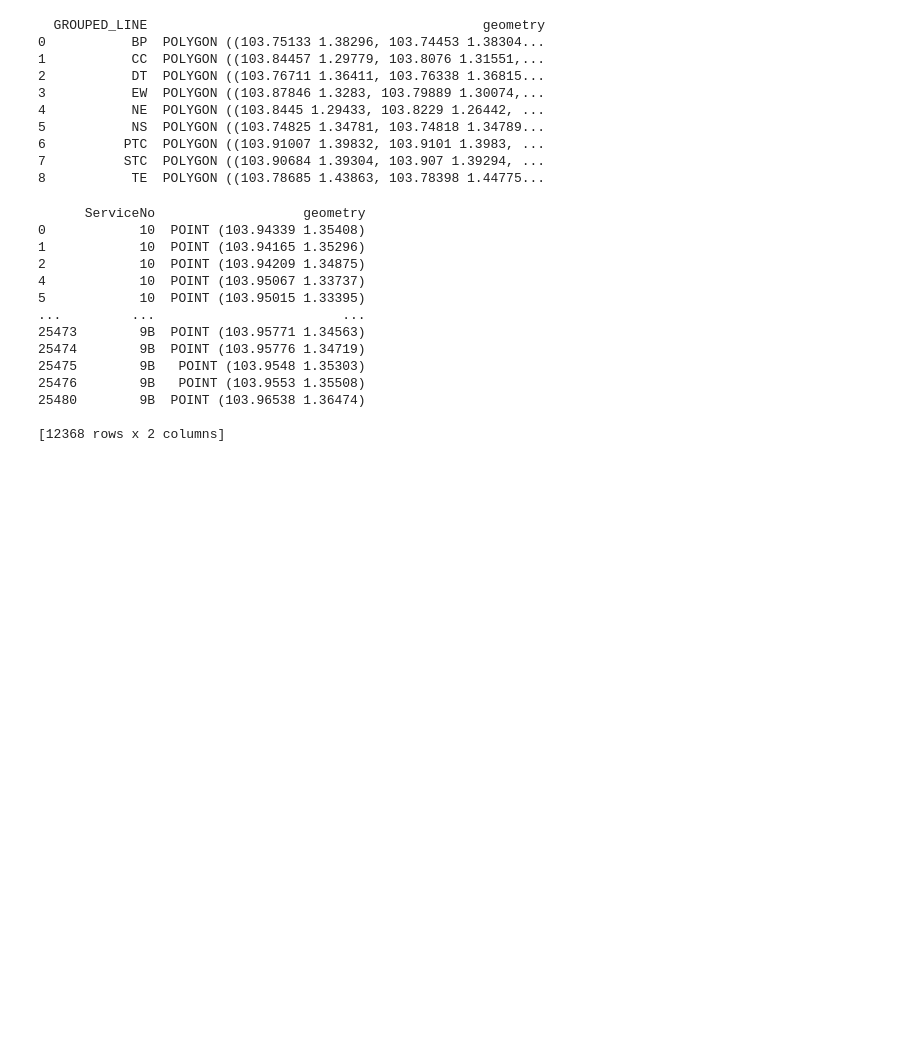
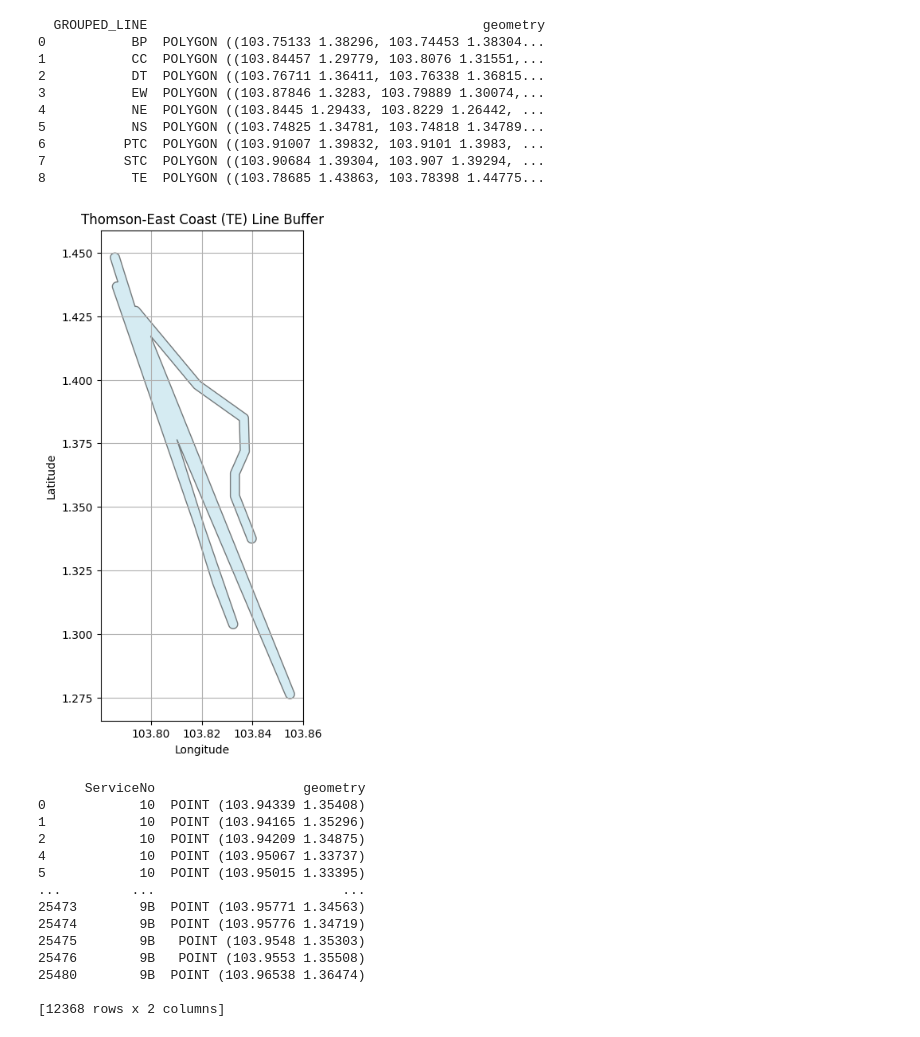
Before and after one commit to tanxuanle/DSA4264_GEOSPATIAL, a Jupyter notebook: geospatial_project.ipynb, the cells around one changed output. Cells and saved outputs as stored; diff of their text form; code cells hidden in the pictures; blank space fills up the shorter version.

```diff
--- a/geospatial_project.ipynb
+++ b/geospatial_project.ipynb
@@ -507,6 +498,12 @@ print(station_counts_grouped)
 7          STC                  14
 8           TE                  12
 # %%
+mrt_stations_expanded['geometry'] = mrt_stations_expanded['geometry'].apply(
+    lambda x: Point(
+        map(float, x.replace('POINT (', '').replace(')', '').split())
+    )
+)
+
 mrt_gdf = gpd.GeoDataFrame(mrt_stations_expanded, geometry='geometry', crs='EPSG:4326')
 
 # Display the first few rows of the GeoDataFrame
@@ -576,3 +573,23 @@ print(mrt_buffers)
 6          PTC  POLYGON ((103.91007 1.39832, 103.9101 1.3983, ...
 7          STC  POLYGON ((103.90684 1.39304, 103.907 1.39294, ...
 8           TE  POLYGON ((103.78685 1.43863, 103.78398 1.44775...
+# %%
+# Step 1: Filter the TE (Thomson-East Coast) line buffer
+te_buffer_gdf = mrt_buffers[mrt_buffers['GROUPED_LINE'] == 'TE']
+
+# Step 2: Plot the TE line buffer
+fig, ax = plt.subplots(figsize=(10, 8))
+
+# Plot the TE buffer polygon
+te_buffer_gdf.plot(ax=ax, color='lightblue', edgecolor='black', alpha=0.5)
+
+# Add labels, title, and grid
+ax.set_title("Thomson-East Coast (TE) Line Buffer")
+ax.set_xlabel("Longitude")
+ax.set_ylabel("Latitude")
+plt.grid(True)
+
+# Show the plot
+plt.show()
+# %% [output]
+[figure, added]
```
Also changed, not shown: parts of 5 cells of this notebook, 3 other files.
